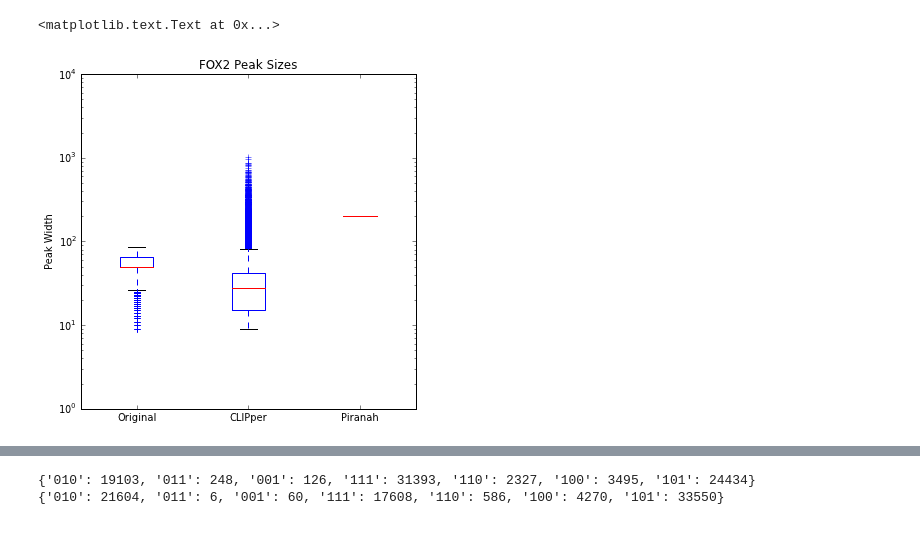
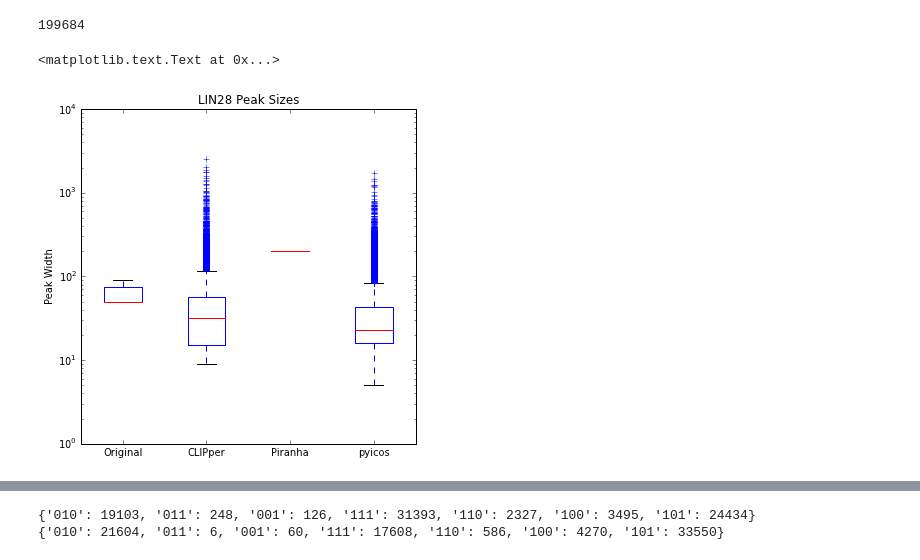
Before and after one commit to gpratt/iPython_Notebook, a Jupyter notebook: CLIPper_Analysis.ipynb, the cells around one changed output, grey strips where cells are left out. Saved outputs shown, nothing was run; the diff lists cells and outputs as text; code cells hidden in the pictures.

```diff
--- a/CLIPper_Analysis.ipynb
+++ b/CLIPper_Analysis.ipynb
@@ -22,22 +40,37 @@ LIN28_neg = BigWigFile(open("/nas3/gpratt/projects/clipper/data/LIN28A_hES_CLIP.
 # %%
-path = "/nas3/gpratt/projects/clipper/"
-FOX2_classic = pybedtools.BedTool(path + "FOX2_classic.peaks.bed")
+path = "/nas3/gpratt/projects/clipper/v2/"
+FOX2_classic = pybedtools.BedTool(path + "FOX2Brain.all.fixed.sorted.rmdup.bam_original.bed")
 FOX2_classic_center = FOX2_classic.each(small_peaks).saveas()
 
-FOX2_piranah = pybedtools.BedTool(path + "FOX2_piranah.bed")
+FOX2_piranah = pybedtools.BedTool(path + "FOX2Brain.all.fixed.sorted.rmdup.bam_piranha.bed")
 FOX2_piranah_center = FOX2_piranah.each(midpoint).saveas()
 
-FOX2_spline = pybedtools.BedTool(path + "FOX2_spline.peaks.bed")
+FOX2_spline = pybedtools.BedTool(path + "FOX2Brain.all.fixed.sorted.rmdup.bam_CLIPper.bed")
 FOX2_spline_center = FOX2_spline.each(small_peaks).saveas()
 
-FOX2_RIPSeeker = pybedtools.BedTool(path + "FOX2_RIPseeker.bed")
+kold = pybedtools.BedTool(path + "Kold_pvalgood_notrim_ingenes_clusters_hg1950.bed").each(get_p_value).saveas()
+kold_center = kold.each(small_peaks).saveas()
+
+knew = pybedtools.BedTool(path + "Knew_pvalgood_notrim_ingenes_clusters_hg1925.bed").each(get_p_value).saveas()
+knew_center = knew.each(small_peaks).saveas()
+
+gtype = pybedtools.BedTool(path + "Gtype_pvalgood_notrim_ingenes_clusters_hg1950.bed").each(get_p_value).saveas()
+gtype_center = gtype.each(small_peaks).saveas()
+
+FOX2_pyicos = pybedtools.BedTool(path + "FOX2Brain.all.fixed.sorted.rmdup.bam_pyicos.bed").sort().saveas()
+FOX2_pyicos_center = FOX2_pyicos.each(midpoint).saveas()
+
+FOX2_RIPSeeker = pybedtools.BedTool(path + "FOX2Brain.all.fixed.sorted.rmdup.bam_ripseeker.bed")
 FOX2_RIPSeeker_center = FOX2_RIPSeeker.each(midpoint).saveas()
 
-LIN28_classic = pybedtools.BedTool(path + "LIN28_classic.peaks.bed")
+LIN28_classic = pybedtools.BedTool(path + "LIN28A_hES_CLIP.polyATrim.adapterTrim.rmRep.sorted.rmDup.bam_original.bed")
 LIN28_classic_center = LIN28_classic.each(small_peaks).saveas()
 
-LIN28_piranah = pybedtools.BedTool(path + "LIN28_piranah.bed")
+LIN28_piranah = pybedtools.BedTool(path + "LIN28A_hES_CLIP.polyATrim.adapterTrim.rmRep.sorted.rmDup.bam_piranha.bed")
 LIN28_piranah_center = LIN28_piranah.each(midpoint).saveas()
 
-LIN28_spline = pybedtools.BedTool(path + "LIN28_spline.peaks.bed")
+LIN28_spline = pybedtools.BedTool(path + "LIN28A_hES_CLIP.polyATrim.adapterTrim.rmRep.sorted.rmDup.bam_CLIPper.bed")
 LIN28_spline_center = LIN28_spline.each(small_peaks).saveas()
+
+LIN28_pyicos = pybedtools.BedTool(path + "LIN28A_hES_CLIP.polyATrim.adapterTrim.rmRep.sorted.rmDup.bam_pyicos.bed").sort().saveas()
+LIN28_pyicos_center = LIN28_pyicos.each(midpoint).saveas()
@@ -91,13 +207,18 @@ title("LIN28 Peaks")
+# %%
+len(LIN28_pyicos)
+# %% [output]
+199684
 # %%
 figsize(6,6)
-classic_lengths = [x.length for x in FOX2_classic]
-spline_lengths = [x.length for x in FOX2_spline]
-piranah_lengths = [x.length for x in FOX2_piranah]
-boxplot([classic_lengths, spline_lengths, piranah_lengths] )
+classic_lengths = [x.length for x in LIN28_classic]
+spline_lengths = [x.length for x in LIN28_spline]
+piranah_lengths = [x.length for x in LIN28_piranah]
+pyicos_lengths = [x.length for x in LIN28_pyicos]
+boxplot([classic_lengths, spline_lengths, piranah_lengths, pyicos_lengths])
 yscale("log")
-xticks(range(1,4), ["Original", "CLIPper", "Piranha"])
-title("FOX2 Peak Sizes")
+xticks(range(1,5), ["Original", "CLIPper", "Piranha", "pyicos"])
+title("LIN28 Peak Sizes")
 ylabel("Peak Width")
 # %% [output]
 <matplotlib.text.Text at 0x...>
-[figure, old version]
+[figure, new version]
```
Also changed, not shown: parts of 28 cells of this notebook, 13 other files.
